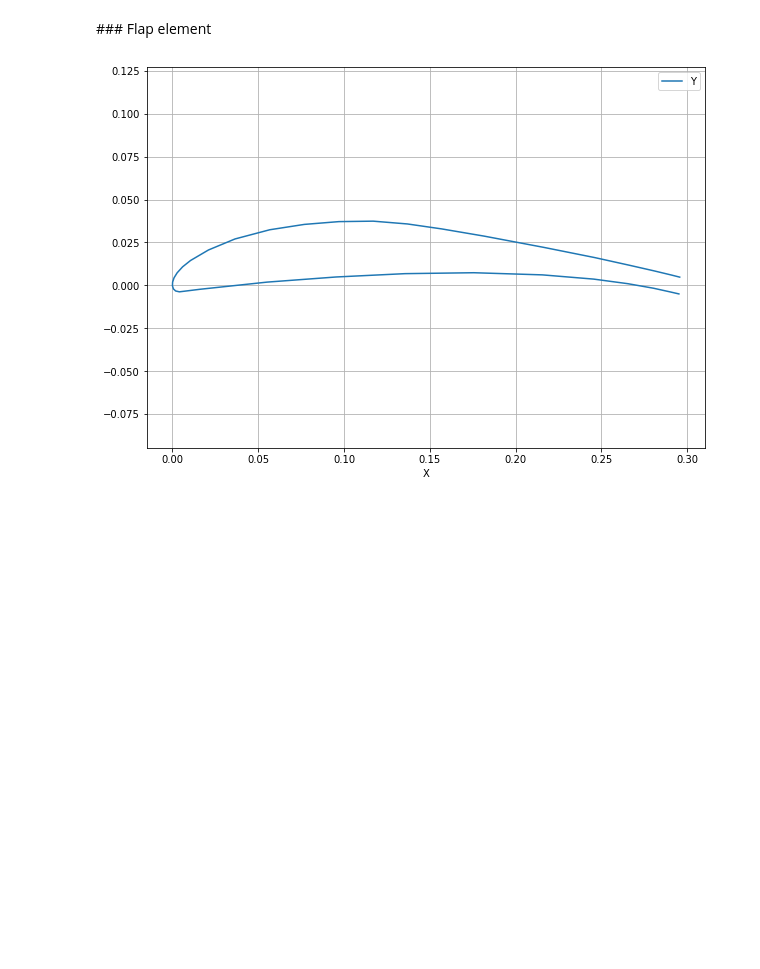
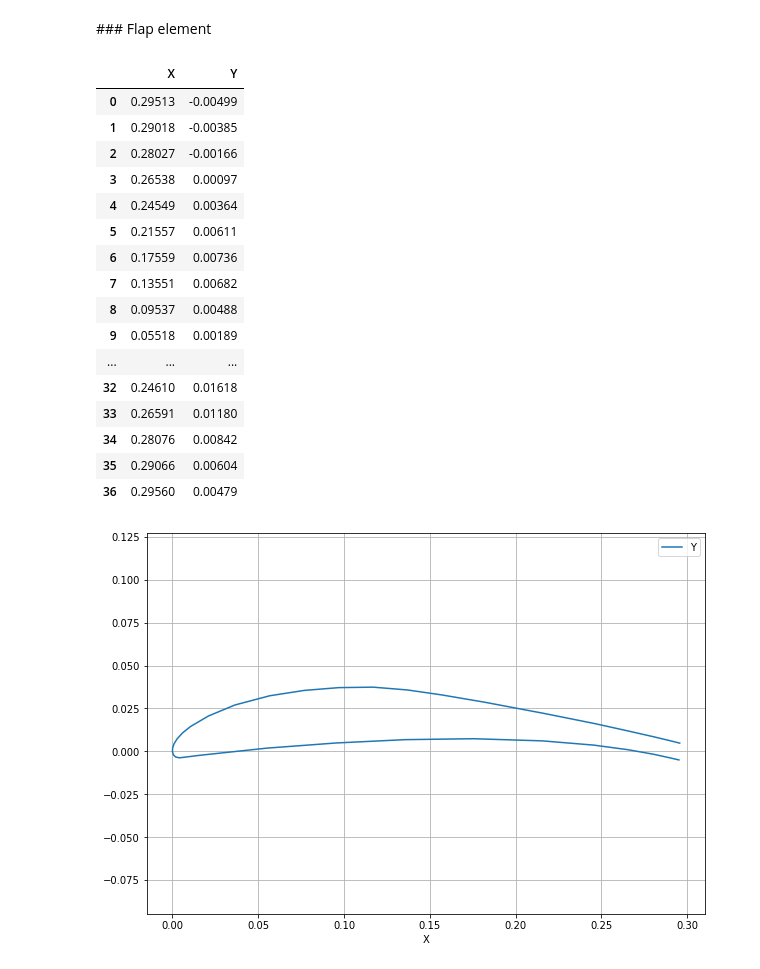
Before and after one commit to KikeM/high_lift, a Jupyter notebook: notebooks/Process airfoil shapes.ipynb, the cells around one changed output. Cells and saved outputs as stored; diff of their text form; code cells hidden in the pictures; blank space fills up the shorter version.

```diff
--- a/notebooks/Process airfoil shapes.ipynb
+++ b/notebooks/Process airfoil shapes.ipynb
@@ -159,6 +159,26 @@ slot_upper = slot_upper.set_index(X_UPPER)
 # %%
 slot_lower = slot_lower.dropna().drop_duplicates().sort_index(ascending=False)
 slot_upper = slot_upper.dropna().drop_duplicates().sort_index(ascending=True)
+# %%
+coordinates_slot
+# %% [output]
+|  | X | Y |
+| 0 | 0.29513 | -0.00499 |
+| 1 | 0.29018 | -0.00385 |
+| 2 | 0.28027 | -0.00166 |
+| 3 | 0.26538 | 0.00097 |
+| 4 | 0.24549 | 0.00364 |
+| 5 | 0.21557 | 0.00611 |
+| 6 | 0.17559 | 0.00736 |
+| 7 | 0.13551 | 0.00682 |
+| 8 | 0.09537 | 0.00488 |
+| 9 | 0.05518 | 0.00189 |
+| ... | ... | ... |
+| 32 | 0.24610 | 0.01618 |
+| 33 | 0.26591 | 0.01180 |
+| 34 | 0.28076 | 0.00842 |
+| 35 | 0.29066 | 0.00604 |
+| 36 | 0.29560 | 0.00479 |
 # %%
 concat = np.concatenate([slot_lower.reset_index().values, slot_upper.reset_index().values])
 coordinates_slot = pd.DataFrame(concat, columns = ["X", "Y"])
```
Also changed, not shown: 2 other files.
